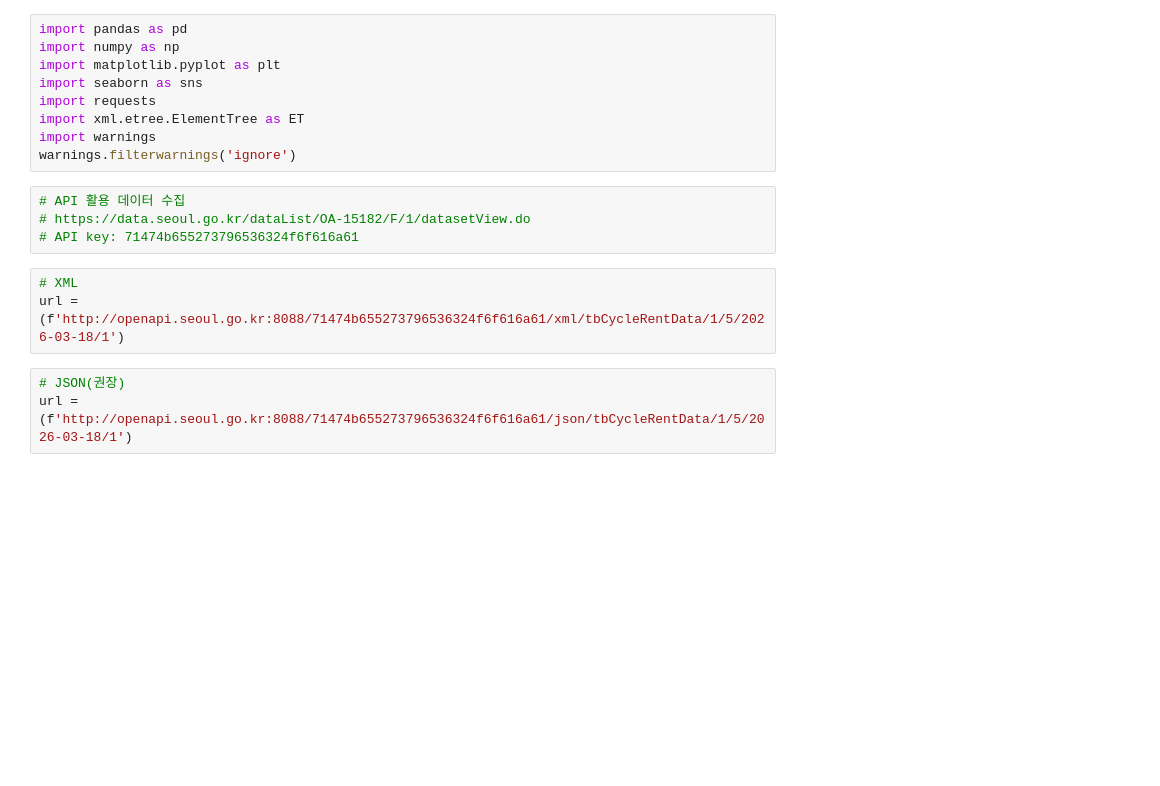
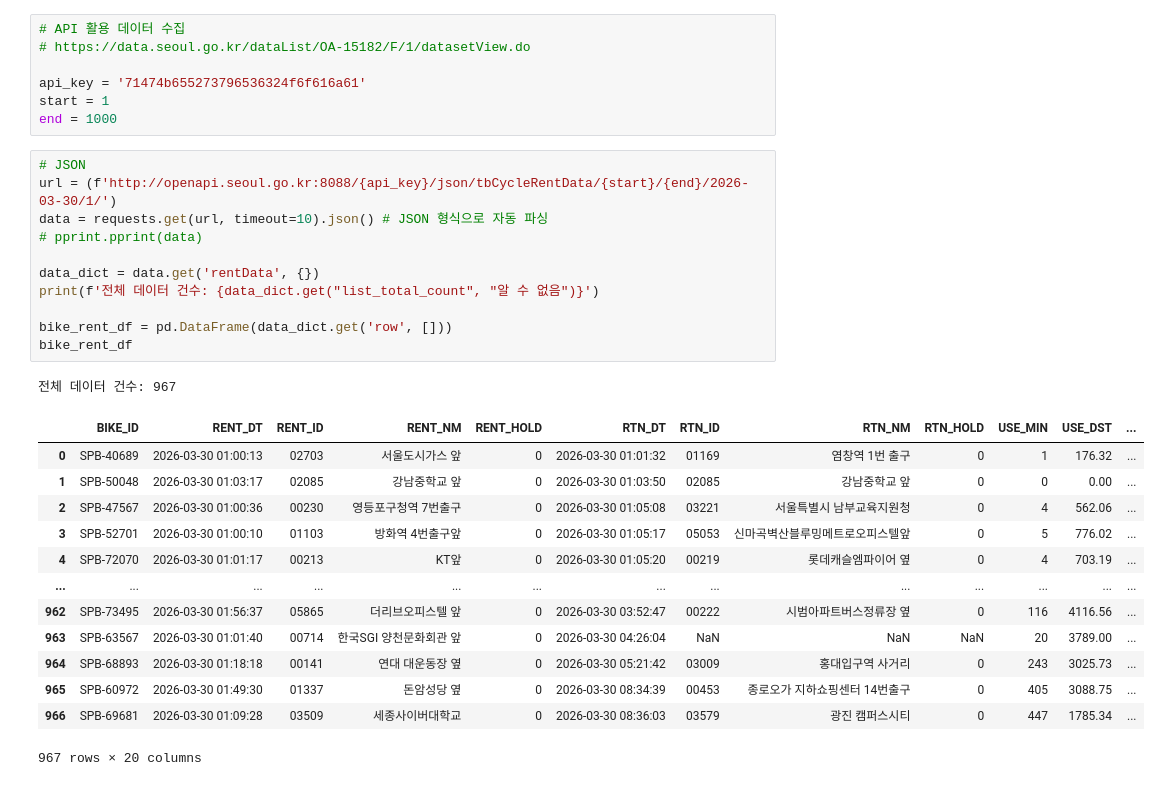
Before and after one commit to syeonris72/seoul-bicycle-analysis, a Jupyter notebook: sub/notebooks/01_data_collection_seoul_bike.ipynb, the cells around one changed output. Saved outputs shown, nothing was run; the diff lists cells and outputs as text; blank space fills up the shorter version.

```diff
--- a/sub/notebooks/01_data_collection_seoul_bike.ipynb
+++ b/sub/notebooks/01_data_collection_seoul_bike.ipynb
@@ -15,22 +22,36 @@ mpl.rc('font', family = 'NanumGothic')
 plt.rcParams['axes.unicode_minus'] = False
 # %% [output]
 Drive already mounted at /content/drive; to attempt to forcibly remount, call drive.mount("/content/drive", force_remount=True).
-# %%
-import pandas as pd
-import numpy as np
-import matplotlib.pyplot as plt
-import seaborn as sns
-import requests
-import xml.etree.ElementTree as ET
-import warnings
-warnings.filterwarnings('ignore')
 # %%
 # API 활용 데이터 수집
 # https://data.seoul.go.kr/dataList/OA-15182/F/1/datasetView.do
-# API key: 71474b655273796536324f6f616a61
+
+api_key = '71474b655273796536324f6f616a61'
+start = 1
+end = 1000
-# %%
-# XML
-url = (f'http://openapi.seoul.go.kr:8088/71474b655273796536324f6f616a61/xml/tbCycleRentData/1/5/2026-03-18/1')
-# %%
-# JSON(권장)
-url = (f'http://openapi.seoul.go.kr:8088/71474b655273796536324f6f616a61/json/tbCycleRentData/1/5/2026-03-18/1')
+# %%
+# JSON
+url = (f'http://openapi.seoul.go.kr:8088/{api_key}/json/tbCycleRentData/{start}/{end}/2026-03-30/1/')
+data = requests.get(url, timeout=10).json() # JSON 형식으로 자동 파싱
+# pprint.pprint(data)
+
+data_dict = data.get('rentData', {})
+print(f'전체 데이터 건수: {data_dict.get("list_total_count", "알 수 없음")}')
+
+bike_rent_df = pd.DataFrame(data_dict.get('row', []))
+bike_rent_df
+# %% [output]
+전체 데이터 건수: 967
+|  | BIKE_ID | RENT_DT | RENT_ID | RENT_NM | RENT_HOLD | RTN_DT | RTN_ID | RTN_NM | RTN_HOLD | USE_MIN | USE_DST | ... |
+| 0 | SPB-40689 | 2026-03-30 01:00:13 | 02703 | 서울도시가스 앞 | 0 | 2026-03-30 01:01:32 | 01169 | 염창역 1번 출구 | 0 | 1 | 176.32 | ... |
+| 1 | SPB-50048 | 2026-03-30 01:03:17 | 02085 | 강남중학교 앞 | 0 | 2026-03-30 01:03:50 | 02085 | 강남중학교 앞 | 0 | 0 | 0.00 | ... |
+| 2 | SPB-47567 | 2026-03-30 01:00:36 | 00230 | 영등포구청역 7번출구 | 0 | 2026-03-30 01:05:08 | 03221 | 서울특별시 남부교육지원청 | 0 | 4 | 562.06 | ... |
+| 3 | SPB-52701 | 2026-03-30 01:00:10 | 01103 | 방화역 4번출구앞 | 0 | 2026-03-30 01:05:17 | 05053 | 신마곡벽산블루밍메트로오피스텔앞 | 0 | 5 | 776.02 | ... |
+| 4 | SPB-72070 | 2026-03-30 01:01:17 | 00213 | KT앞 | 0 | 2026-03-30 01:05:20 | 00219 | 롯데캐슬엠파이어 옆 | 0 | 4 | 703.19 | ... |
+| ... | ... | ... | ... | ... | ... | ... | ... | ... | ... | ... | ... | ... |
+| 962 | SPB-73495 | 2026-03-30 01:56:37 | 05865 | 더리브오피스텔 앞 | 0 | 2026-03-30 03:52:47 | 00222 | 시범아파트버스정류장 옆 | 0 | 116 | 4116.56 | ... |
+| 963 | SPB-63567 | 2026-03-30 01:01:40 | 00714 | 한국SGI 양천문화회관 앞 | 0 | 2026-03-30 04:26:04 | NaN | NaN | NaN | 20 | 3789.00 | ... |
+| 964 | SPB-68893 | 2026-03-30 01:18:18 | 00141 | 연대 대운동장 옆 | 0 | 2026-03-30 05:21:42 | 03009 | 홍대입구역 사거리 | 0 | 243 | 3025.73 | ... |
+| 965 | SPB-60972 | 2026-03-30 01:49:30 | 01337 | 돈암성당 옆 | 0 | 2026-03-30 08:34:39 | 00453 | 종로오가 지하쇼핑센터 14번출구 | 0 | 405 | 3088.75 | ... |
+| 966 | SPB-69681 | 2026-03-30 01:09:28 | 03509 | 세종사이버대학교 | 0 | 2026-03-30 08:36:03 | 03579 | 광진 캠퍼스시티 | 0 | 447 | 1785.34 | ... |
+967 rows × 20 columns
```
Also changed, not shown: parts of 10 cells of this notebook.
